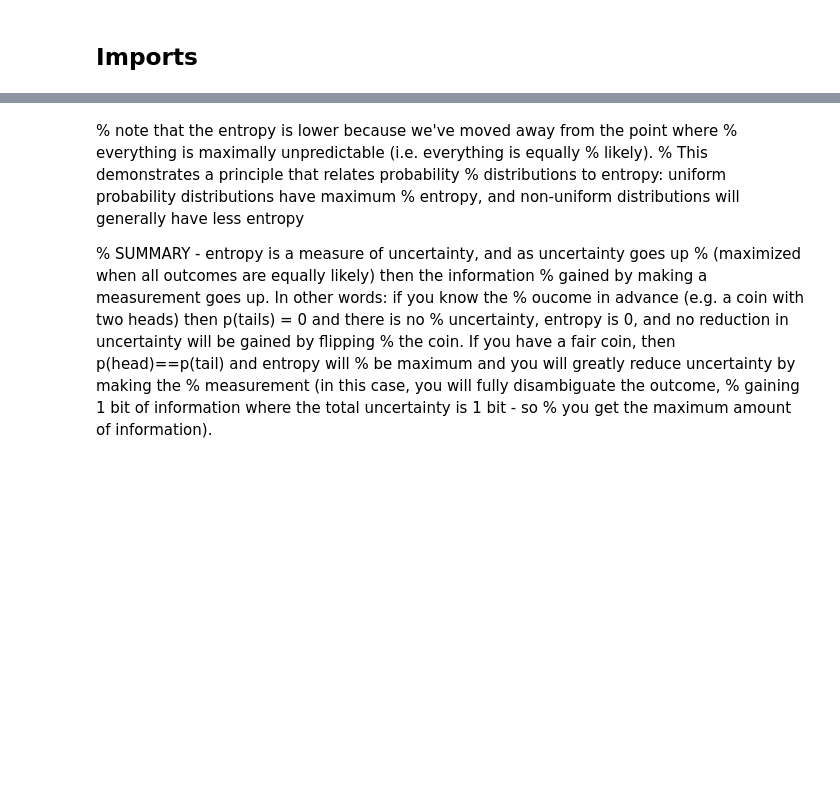
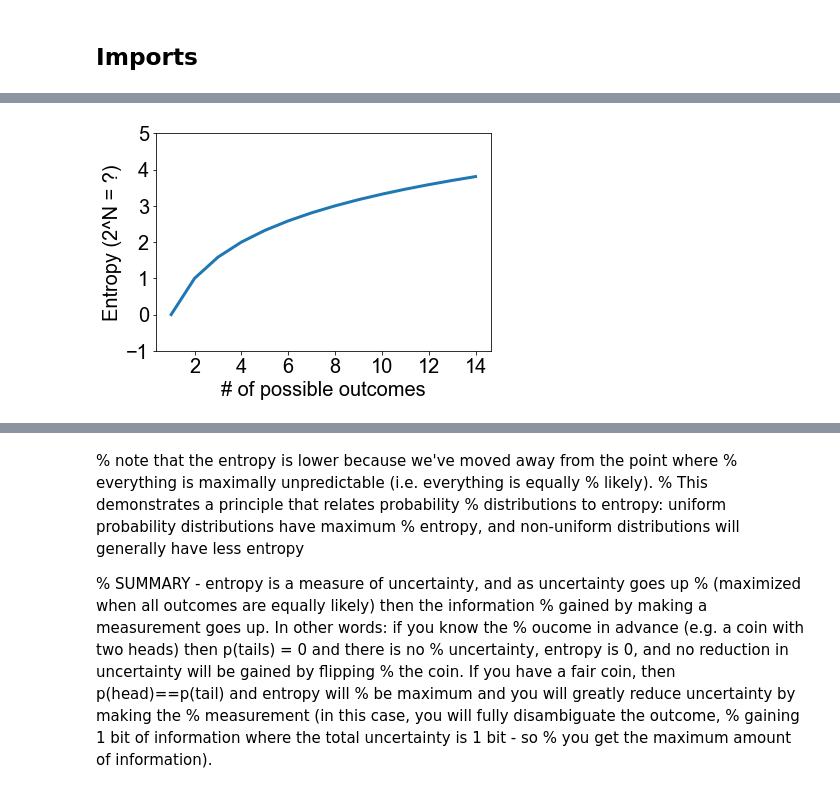
Before and after one commit to TimCSheehan/dev, a Jupyter notebook: Tutorial_070_MutualInformation.ipynb, the cells around one changed output, grey strips where cells are left out. Saved outputs shown, nothing was run; the diff lists cells and outputs as text; code cells hidden in the pictures; blank space fills up the shorter version.

```diff
--- a/Tutorial_070_MutualInformation.ipynb
+++ b/Tutorial_070_MutualInformation.ipynb
@@ -41,3 +41,6 @@ from scipy import ndimage
 from scipy.linalg import det
 from numpy import pi
 import matplotlib.pyplot as plt
+
+# also define the default font we'll use for figures.
+fig_font = {'fontname':'Arial', 'size':'20'}
@@ -122,0 +77,12 @@ log2(n) + log2(m)
+# %%
+# why am i going from 1,15 instead of our usual 0 based counting?
+plt.plot(np.arange(1,15), np.log2(np.arange(1,15)), linewidth=3)
+plt.ylim([-1,5])
+plt.xticks(**fig_font)
+plt.yticks(**fig_font)
+plt.ylabel('Entropy (2^N = ?)', **fig_font)
+plt.xlabel('# of possible outcomes', **fig_font)
+plt.show()
+# note that log2(0) == -inf, and that log2(1)==0
+# %% [output]
+[figure, added]
```
Also changed, not shown: parts of 14 cells of this notebook.
